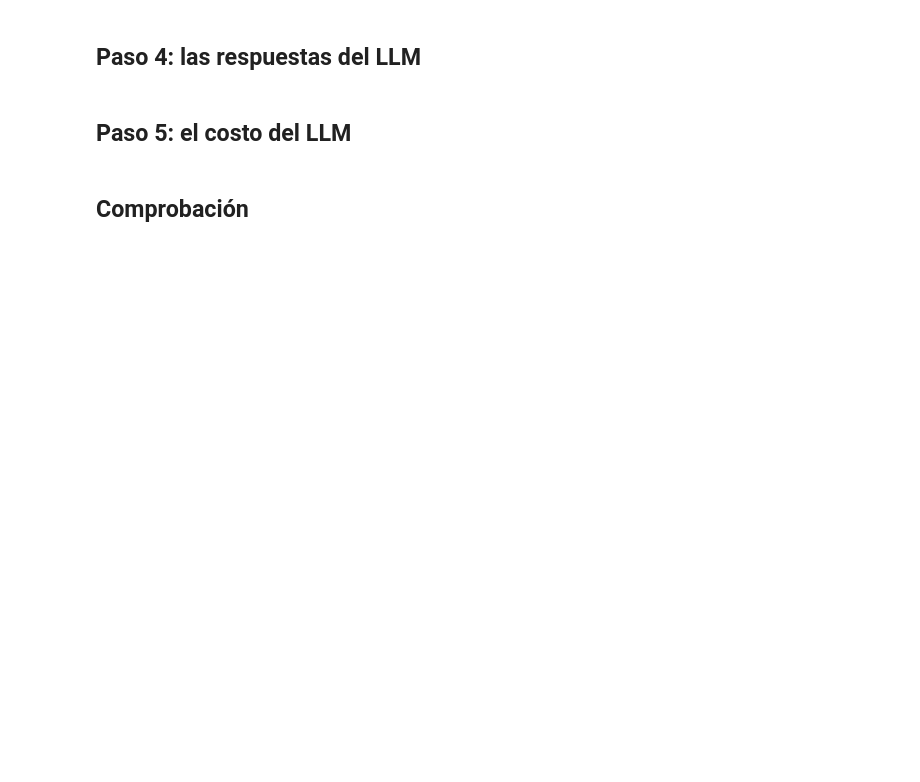
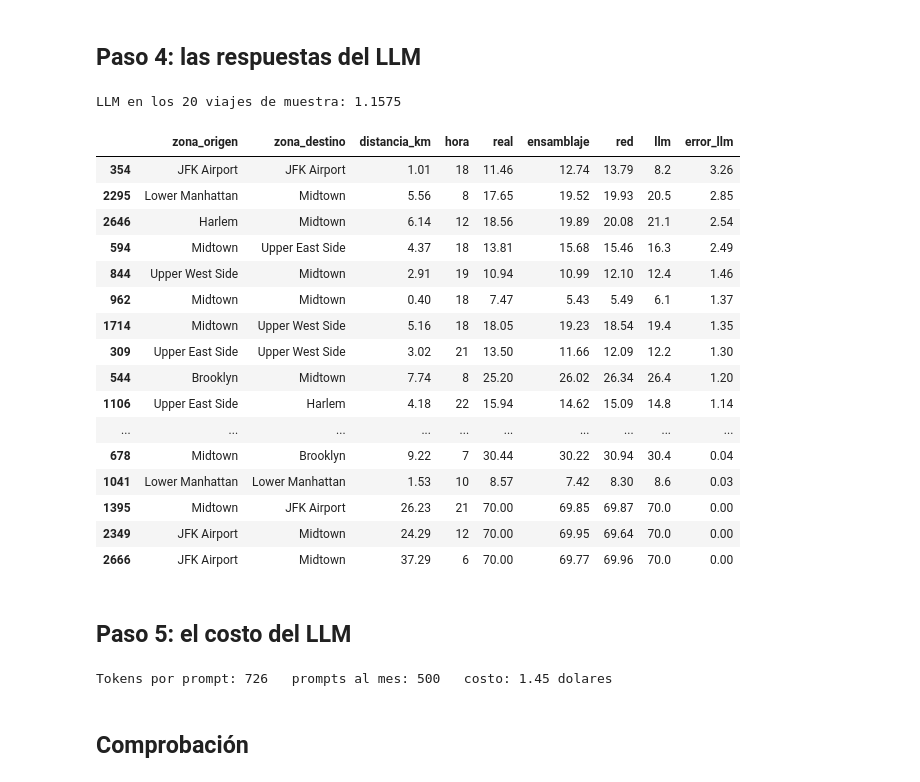
Before and after one commit to yahashuaPP/data-science-end-to-end, a Jupyter notebook: laboratorios/semana-10-sesion-02/starter/ejercicio2_tres_soluciones.ipynb, the cells around one changed output. Drawn from its saved outputs; the diff is of its cells as text; code cells hidden in the pictures; blank space fills up the shorter version.

```diff
--- a/laboratorios/semana-10-sesion-02/starter/ejercicio2_tres_soluciones.ipynb
+++ b/laboratorios/semana-10-sesion-02/starter/ejercicio2_tres_soluciones.ipynb
@@ -60,4 +62,5 @@ def evaluar(nombre, modelo):
 # %%
 # TODO 1: la red neuronal del Ejercicio 1, con el nombre "red neuronal".
 # Deja el pipeline entrenado en red.
-red = None
+evaluar("red neuronal", MLPRegressor(hidden_layer_sizes=(64,), max_iter=1000, random_state=42))
+red = entrenados["red neuronal"]
@@ -66,4 +71,5 @@ red = None
 # %%
 # TODO 2: el ensamblaje del Ejercicio 1, con el nombre "gradient boosting".
 # Deja el pipeline entrenado en ensamblaje.
-ensamblaje = None
+evaluar("gradient boosting", GradientBoostingRegressor(random_state=42))
+ensamblaje = entrenados["gradient boosting"]
@@ -105,8 +118,37 @@ print("prompt_llm.txt escrito:", len(prompt), "caracteres")
 # %%
 # predicciones_llm, la lista de 20 numeros de respuestas_llm.txt, y
 # mae_llm, su error absoluto medio sobre los mismos 20 viajes.
-predicciones_llm = None
-mae_llm = None
+with open("respuestas_llm.txt") as archivo:
+    predicciones_llm = [float(linea) for linea in archivo if linea.strip()]
+mae_llm = mean_absolute_error(y_muestra, predicciones_llm)
+print(f"LLM en los 20 viajes de muestra: {mae_llm:.4f}")
+
+comparacion = muestra[["zona_origen", "zona_destino", "distancia_km", "hora"]].copy()
+comparacion["real"] = y_muestra.values
+comparacion["ensamblaje"] = ensamblaje.predict(muestra).round(2)
+comparacion["red"] = red.predict(muestra).round(2)
+comparacion["llm"] = predicciones_llm
+comparacion["error_llm"] = (comparacion["llm"] - comparacion["real"]).abs().round(2)
+comparacion.sort_values("error_llm", ascending=False)
+# %% [output]
+LLM en los 20 viajes de muestra: 1.1575
+|  | zona_origen | zona_destino | distancia_km | hora | real | ensamblaje | red | llm | error_llm |
+| 354 | JFK Airport | JFK Airport | 1.01 | 18 | 11.46 | 12.74 | 13.79 | 8.2 | 3.26 |
+| 2295 | Lower Manhattan | Midtown | 5.56 | 8 | 17.65 | 19.52 | 19.93 | 20.5 | 2.85 |
+| 2646 | Harlem | Midtown | 6.14 | 12 | 18.56 | 19.89 | 20.08 | 21.1 | 2.54 |
+| 594 | Midtown | Upper East Side | 4.37 | 18 | 13.81 | 15.68 | 15.46 | 16.3 | 2.49 |
+| 844 | Upper West Side | Midtown | 2.91 | 19 | 10.94 | 10.99 | 12.10 | 12.4 | 1.46 |
+| 962 | Midtown | Midtown | 0.40 | 18 | 7.47 | 5.43 | 5.49 | 6.1 | 1.37 |
+| 1714 | Midtown | Upper West Side | 5.16 | 18 | 18.05 | 19.23 | 18.54 | 19.4 | 1.35 |
+| 309 | Upper East Side | Upper West Side | 3.02 | 21 | 13.50 | 11.66 | 12.09 | 12.2 | 1.30 |
+| 544 | Brooklyn | Midtown | 7.74 | 8 | 25.20 | 26.02 | 26.34 | 26.4 | 1.20 |
+| 1106 | Upper East Side | Harlem | 4.18 | 22 | 15.94 | 14.62 | 15.09 | 14.8 | 1.14 |
+| ... | ... | ... | ... | ... | ... | ... | ... | ... | ... |
+| 678 | Midtown | Brooklyn | 9.22 | 7 | 30.44 | 30.22 | 30.94 | 30.4 | 0.04 |
+| 1041 | Lower Manhattan | Lower Manhattan | 1.53 | 10 | 8.57 | 7.42 | 8.30 | 8.6 | 0.03 |
+| 1395 | Midtown | JFK Airport | 26.23 | 21 | 70.00 | 69.85 | 69.87 | 70.0 | 0.00 |
+| 2349 | JFK Airport | Midtown | 24.29 | 12 | 70.00 | 69.95 | 69.64 | 70.0 | 0.00 |
+| 2666 | JFK Airport | Midtown | 37.29 | 6 | 70.00 | 69.77 | 69.96 | 70.0 | 0.00 |
 # %% [markdown]
 ## Paso 5: el costo del LLM
 # %%
@@ -115,8 +157,14 @@ mae_llm = None
 # precio por millon de tokens de entrada y anotalo abajo. Cuenta un token
 # cada 4 caracteres, y un prompt como este por cada 20 viajes; ignora los
 # tokens de salida.
-PRECIO_POR_MILLON_DE_TOKENS = None
-costo_10000 = None
+# Claude Opus 5.5 (API de Anthropic), entrada: 4 dolares por millon de tokens.
+PRECIO_POR_MILLON_DE_TOKENS = 4.0
+tokens_por_prompt = len(prompt) / 4
+prompts_al_mes = 10_000 / 20
+costo_10000 = prompts_al_mes * tokens_por_prompt * PRECIO_POR_MILLON_DE_TOKENS / 1_000_000
+print(f"Tokens por prompt: {tokens_por_prompt:.0f}   prompts al mes: {prompts_al_mes:.0f}   costo: {costo_10000:.2f} dolares")
+# %% [output]
+Tokens por prompt: 726   prompts al mes: 500   costo: 1.45 dolares
 # %% [markdown]
 ## Comprobación
 # %%
```
Also changed, not shown: parts of 6 cells of this notebook, 45 other files.
